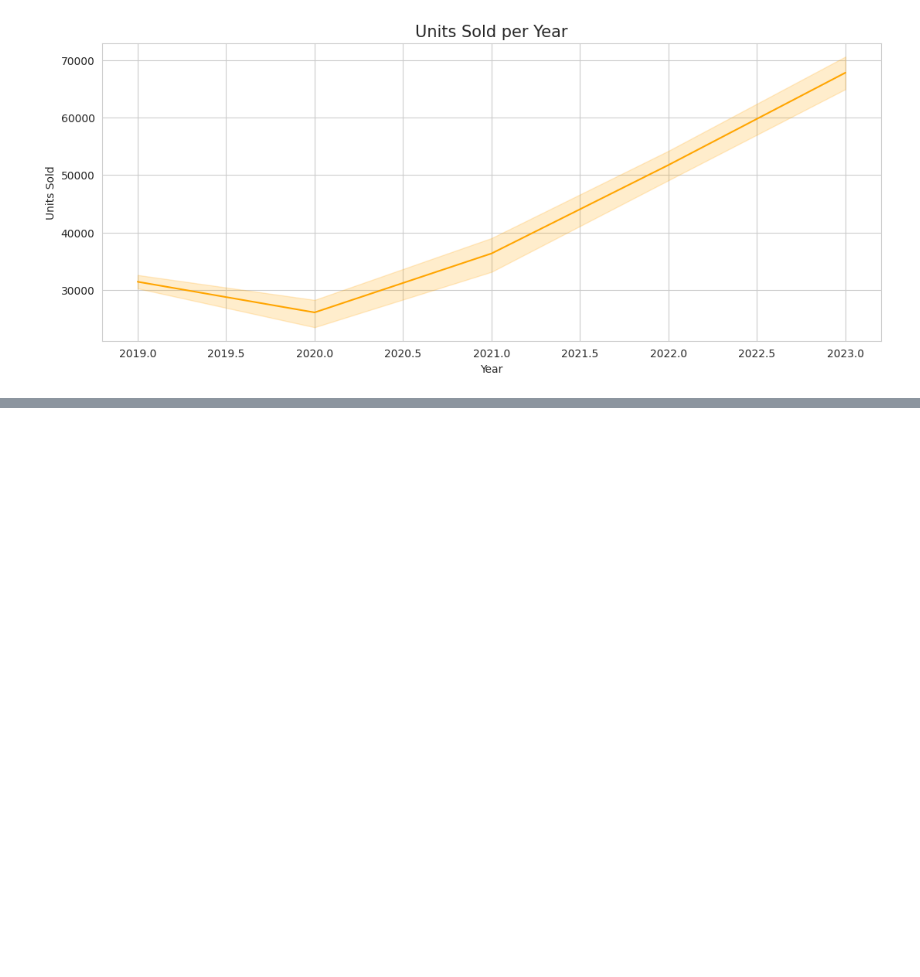
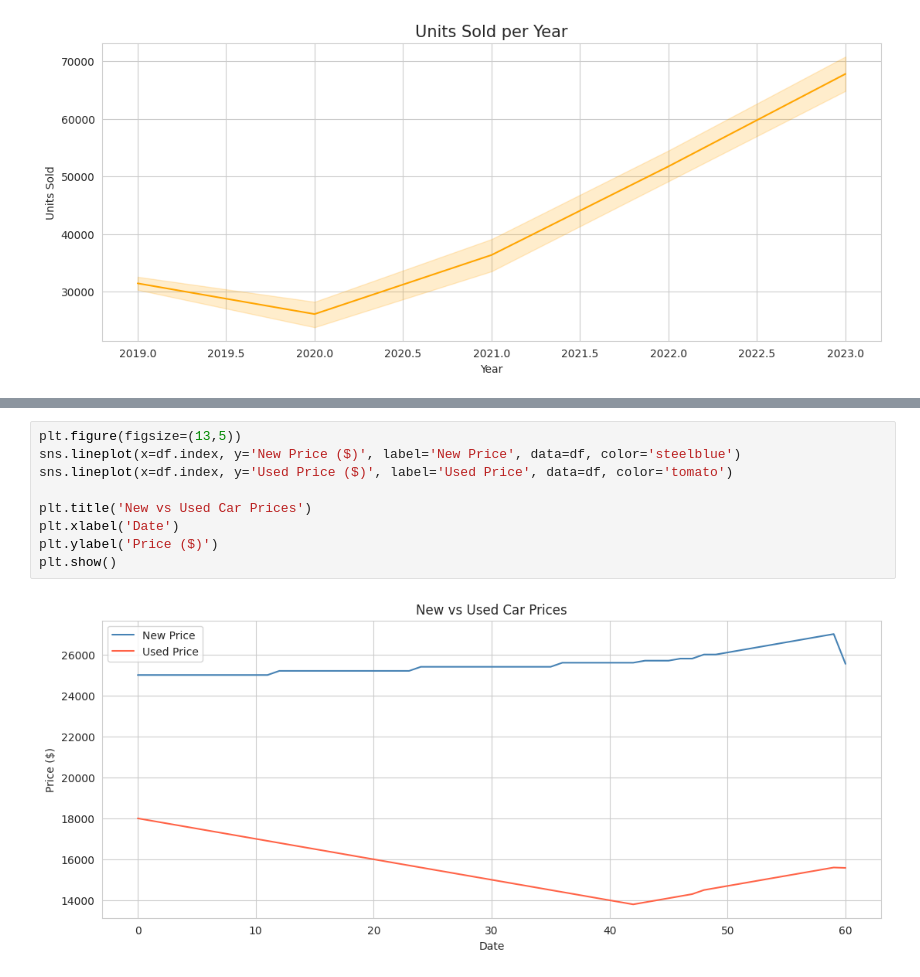
Before and after one commit to ctrlvee/Kaggle-Notebook-ETL-Pipeline---Auto-Prices-Economic-Trends, a Jupyter notebook: etl-pipeline-auto-prices-economic-trends.ipynb, the cells around one changed output, grey strips where cells are left out. Saved outputs shown, nothing was run; the diff lists cells and outputs as text; blank space fills up the shorter version.

Commit message:
Create graphs with relationships

```diff
--- a/etl-pipeline-auto-prices-economic-trends.ipynb
+++ b/etl-pipeline-auto-prices-economic-trends.ipynb
@@ -289,0 +290,11 @@ plt.show()
+# %%
+plt.figure(figsize=(13,5))
+sns.lineplot(x=df.index, y='New Price ($)', label='New Price', data=df, color='steelblue')
+sns.lineplot(x=df.index, y='Used Price ($)', label='Used Price', data=df, color='tomato')
+
+plt.title('New vs Used Car Prices')
+plt.xlabel('Date')
+plt.ylabel('Price ($)')
+plt.show()
+# %% [output]
+[figure, added]
```
Also changed, not shown: parts of 11 cells of this notebook.
